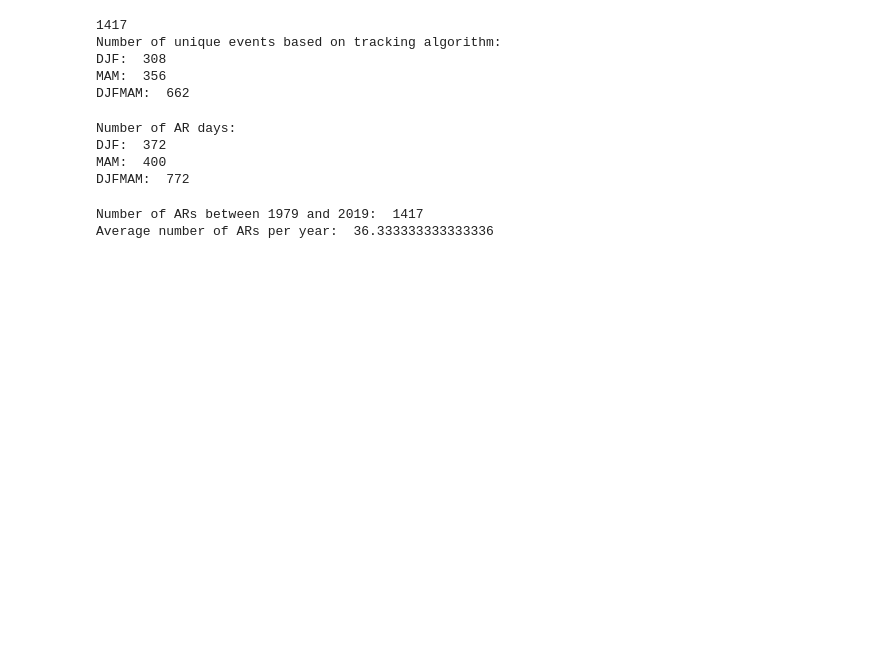
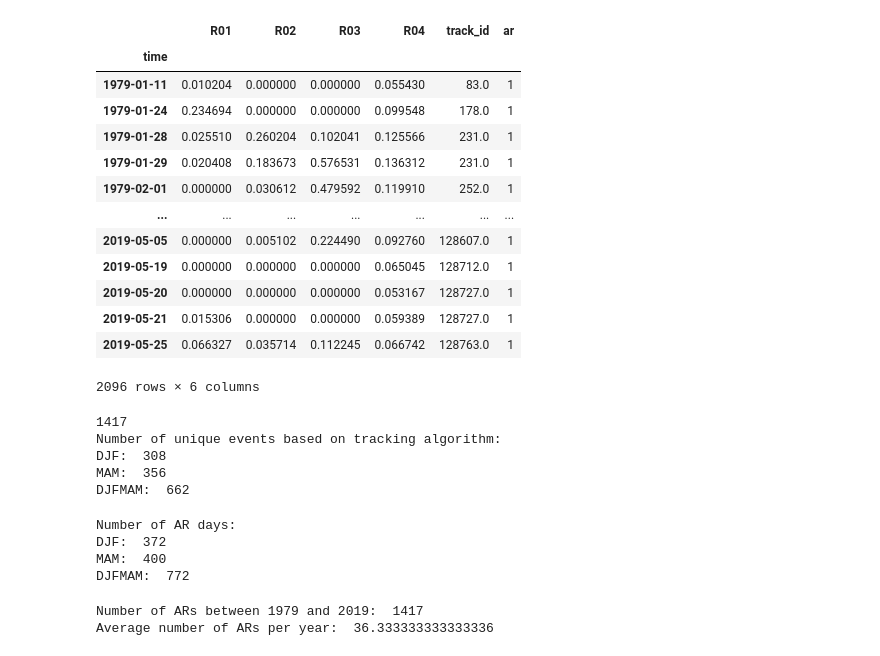
Before and after one commit to dlnash/AR_types, a Jupyter notebook: analysis/ar_stats.ipynb, the cells around one changed output. Cells and saved outputs as stored; diff of their text form; code cells hidden in the pictures; blank space fills up the shorter version.

```diff
--- a/analysis/ar_stats.ipynb
+++ b/analysis/ar_stats.ipynb
@@ -79,10 +79,27 @@ df.head()
 # %%
-# df1 = preprocess_ar_SASIA(df=ds.to_dataframe(), thres=0.1)
-# df1
+df1 = preprocess_ar_SASIA(df=ds.to_dataframe(), thres=0.05)
+df1
 
-# idx = (df1.ar > 0)
-# df1_tmp = df1.loc[idx]
-# df1_tmp
+idx = (df1.ar > 0)
+df1_tmp = df1.loc[idx]
+
+djfmam_tmp = select_months(df1_tmp, 12, 5)
+djfmam_tmp
+# %% [output]
+|  | R01 | R02 | R03 | R04 | track_id | ar |
+| time |  |  |  |  |  |  |
+| 1979-01-11 | 0.010204 | 0.000000 | 0.000000 | 0.055430 | 83.0 | 1 |
+| 1979-01-24 | 0.234694 | 0.000000 | 0.000000 | 0.099548 | 178.0 | 1 |
+| 1979-01-28 | 0.025510 | 0.260204 | 0.102041 | 0.125566 | 231.0 | 1 |
+| 1979-01-29 | 0.020408 | 0.183673 | 0.576531 | 0.136312 | 231.0 | 1 |
+| 1979-02-01 | 0.000000 | 0.030612 | 0.479592 | 0.119910 | 252.0 | 1 |
+| ... | ... | ... | ... | ... | ... | ... |
+| 2019-05-05 | 0.000000 | 0.005102 | 0.224490 | 0.092760 | 128607.0 | 1 |
+| 2019-05-19 | 0.000000 | 0.000000 | 0.000000 | 0.065045 | 128712.0 | 1 |
+| 2019-05-20 | 0.000000 | 0.000000 | 0.000000 | 0.053167 | 128727.0 | 1 |
+| 2019-05-21 | 0.015306 | 0.000000 | 0.000000 | 0.059389 | 128727.0 | 1 |
+| 2019-05-25 | 0.066327 | 0.035714 | 0.112245 | 0.066742 | 128763.0 | 1 |
+2096 rows × 6 columns
 # %%
 # select only rows with AR covering > 30% of area
 idx = (df.ar > 0)
```
Also changed, not shown: parts of 1 cell of this notebook, 5 other files.
